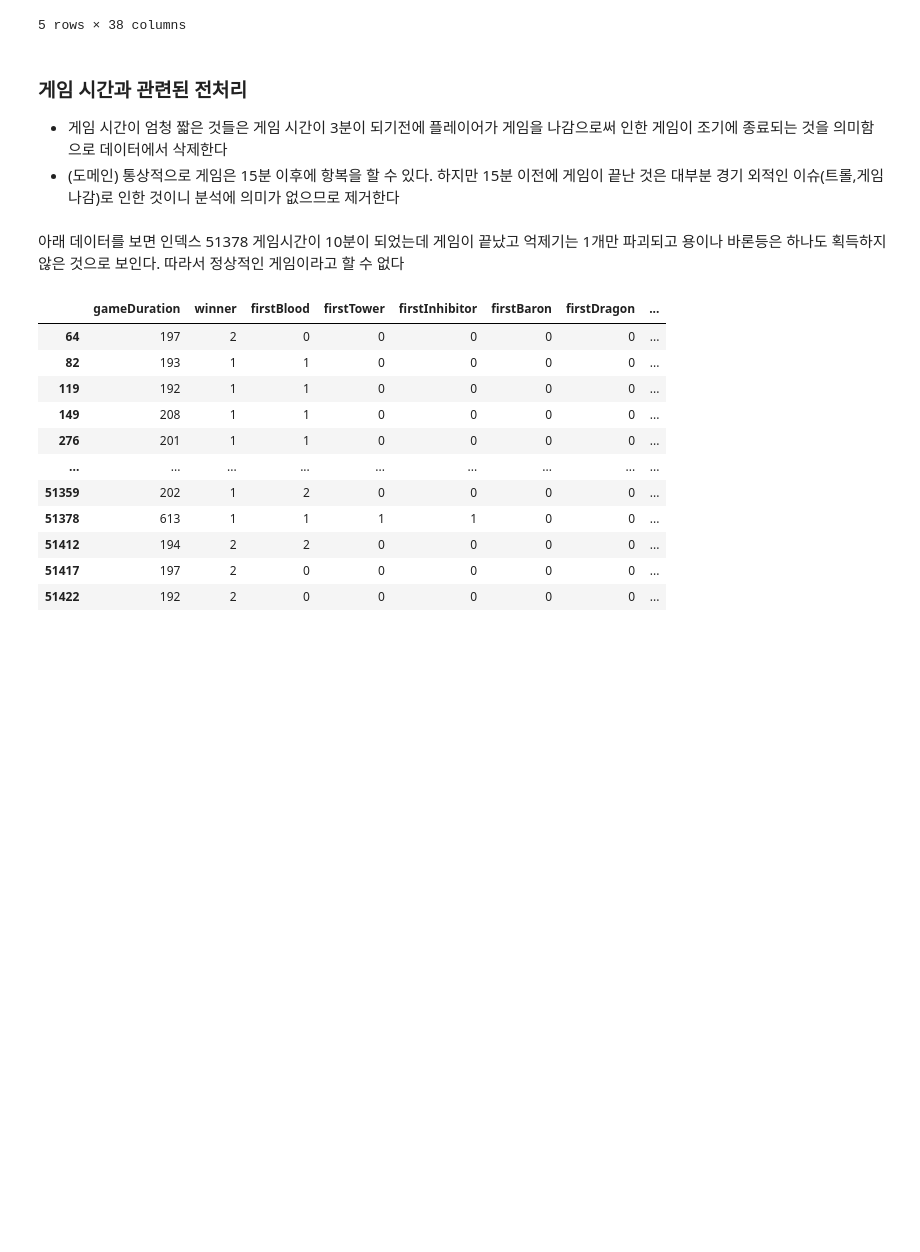
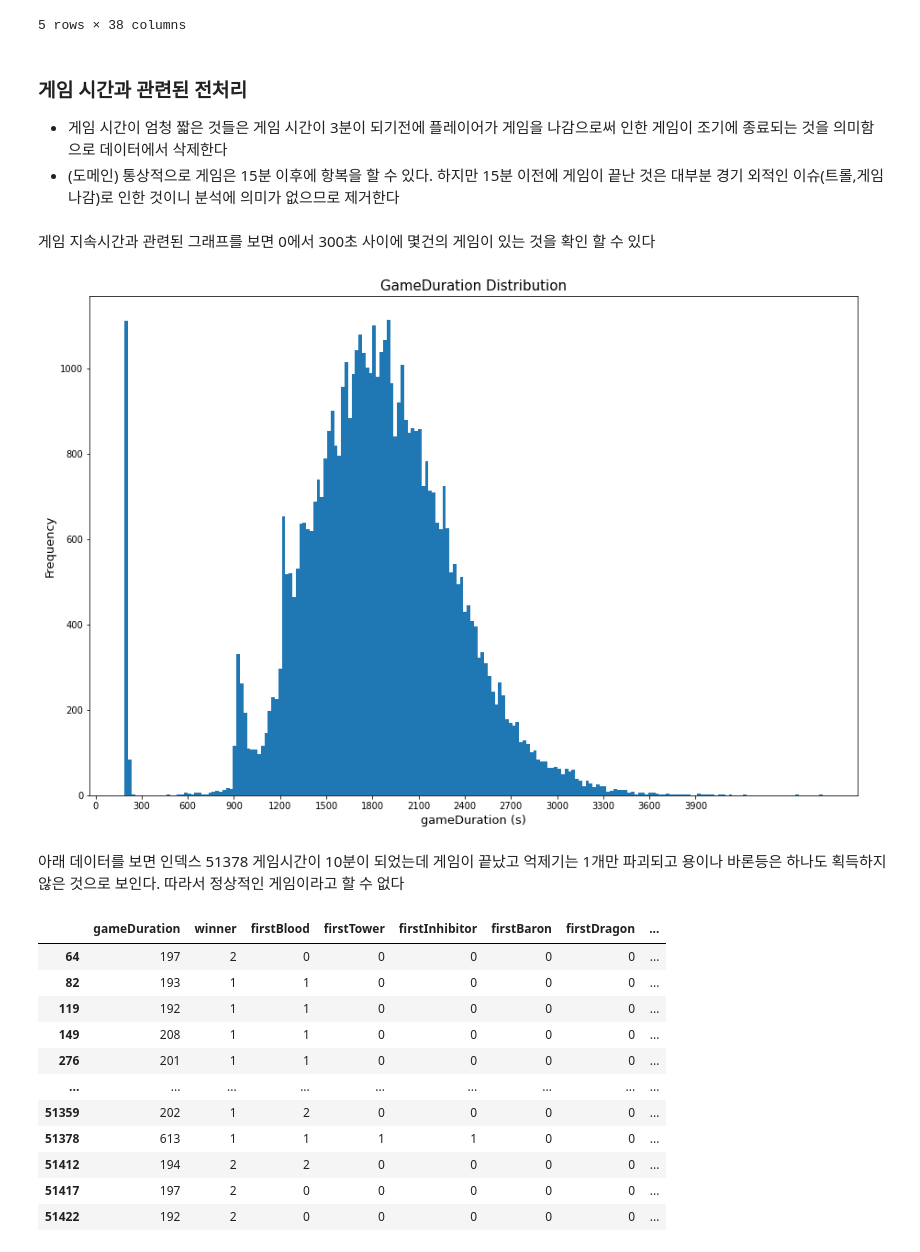
Before and after one commit to youngwoo3283/project2-section02, a Jupyter notebook: project2.ipynb, the cells around one changed output. Cells and saved outputs as stored; diff of their text form; code cells hidden in the pictures; blank space fills up the shorter version.

```diff
--- a/project2.ipynb
+++ b/project2.ipynb
@@ -303,6 +303,21 @@ data_game.head()
 
 - 게임 시간이 엄청 짧은 것들은 게임 시간이 3분이 되기전에 플레이어가 게임을 나감으로써 인한 게임이 조기에 종료되는 것을 의미함으로 데이터에서 삭제한다
 - (도메인) 통상적으로 게임은 15분 이후에 항복을 할 수 있다. 하지만 15분 이전에 게임이 끝난 것은 대부분 경기 외적인 이슈(트롤,게임나감)로 인한 것이니 분석에 의미가 없으므로 제거한다
+# %% [markdown]
+게임 지속시간과 관련된 그래프를 보면 0에서 300초 사이에 몇건의 게임이 있는 것을 확인 할 수 있다
+# %%
+def pltDuration(data):
+    plt.figure(figsize = (15, 10))
+    Duration_plot = plt.hist(data['gameDuration'], bins = 200)
+    my_x_ticks = np.arange(0, 4200, 300)
+    plt.xticks(my_x_ticks)
+    plt.xlabel("gameDuration (s)", fontsize = 13)
+    plt.ylabel('Frequency', fontsize = 13)
+    plt.title('GameDuration Distribution', fontsize = 15)
+    plt.show()
+pltDuration(data_game)
+# %% [output]
+[figure, added]
 # %% [markdown]
 아래 데이터를 보면 인덱스 51378 게임시간이 10분이 되었는데 게임이 끝났고 억제기는 1개만 파괴되고 용이나 바론등은 하나도 획득하지 않은 것으로 보인다. 따라서 정상적인 게임이라고 할 수 없다
 # %%
```
Also changed, not shown: parts of 23 cells of this notebook.
